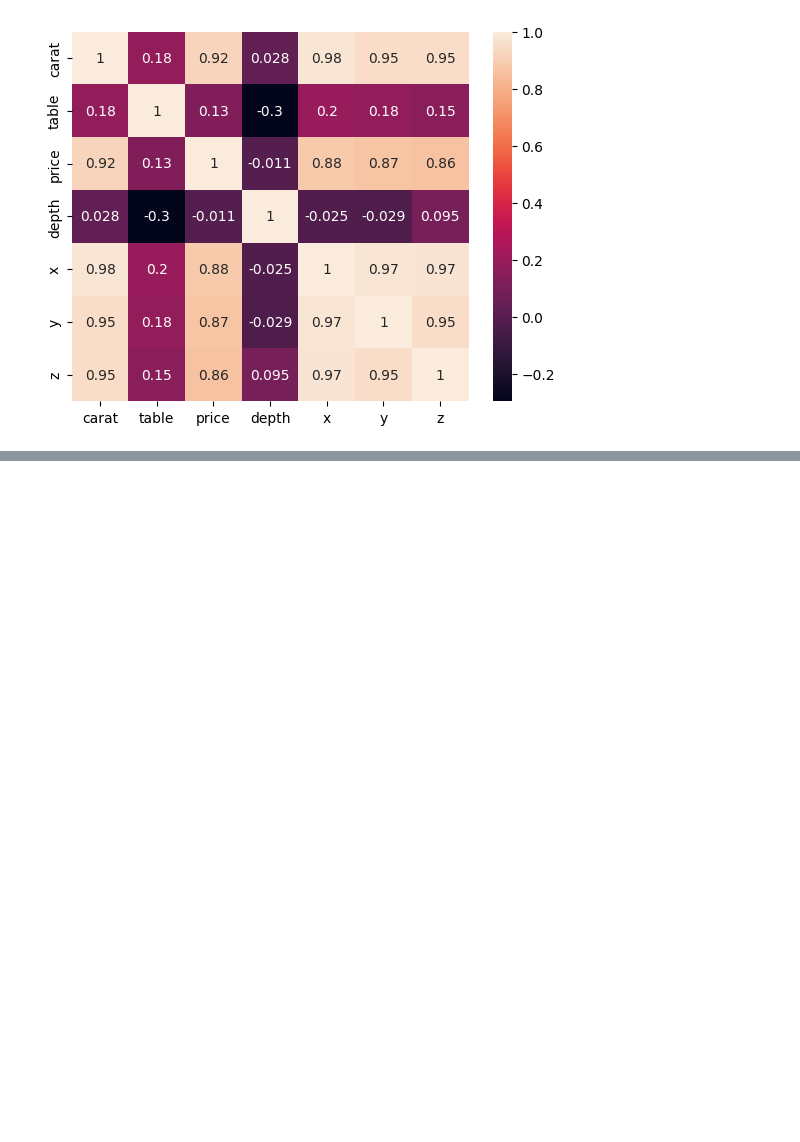
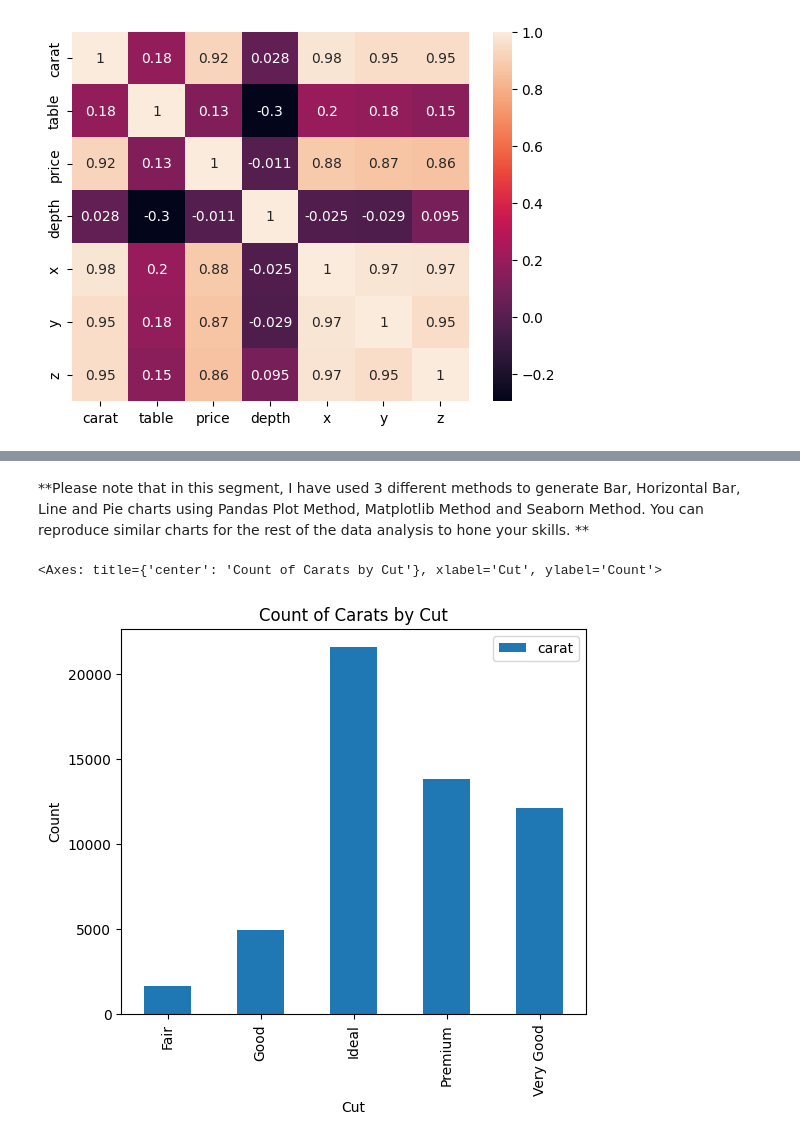
Before and after one commit to IbrahimHammed/PythonVisualization, a Jupyter notebook: DiamondsEDA.ipynb, the cells around one changed output, grey strips where cells are left out. Cells and saved outputs as stored; diff of their text form; code cells hidden in the pictures; blank space fills up the shorter version.

```diff
--- a/DiamondsEDA.ipynb
+++ b/DiamondsEDA.ipynb
@@ -116,0 +13,3 @@ dtype: int64
+# %%
+# Read data from the link given
+dfRaw = pd.read_csv(url)
@@ -116,0 +126,3 @@ dtype: int64
+# %%
+# Wrangling starts here. We are extracting relevant cilumns from dfRaw
+dfClean = dfRaw[['carat', 'cut', 'color', 'clarity', 'depth', 'table', 'price', 'x','y','z']]
@@ -163,0 +370,2 @@ sns.heatmap(dfCorrelation.corr(), annot=True)
+# %%
+data = dfClean.groupby('cut')['carat'].count()
@@ -163,0 +383,18 @@ sns.heatmap(dfCorrelation.corr(), annot=True)
+# %% [markdown]
+**Please note that in this segment, I have used 3 different methods to generate Bar, Horizontal Bar, Line and Pie charts using Pandas Plot Method, Matplotlib Method and Seaborn Method. You can reproduce similar charts for the rest of the data analysis to hone your skills. **
+# %%
+# Method: Pandas Method
+# Type: bar chart
+
+data.plot(
+    kind='bar',
+    figsize=(6,5),
+    title='Count of Carats by Cut',
+    xlabel='Cut',
+    ylabel='Count',
+    fontsize=10,
+    legend=True
+    )
+# %% [output]
+<Axes: title={'center': 'Count of Carats by Cut'}, xlabel='Cut', ylabel='Count'>
+[figure, added]
```
Also changed, not shown: parts of 71 cells of this notebook.
